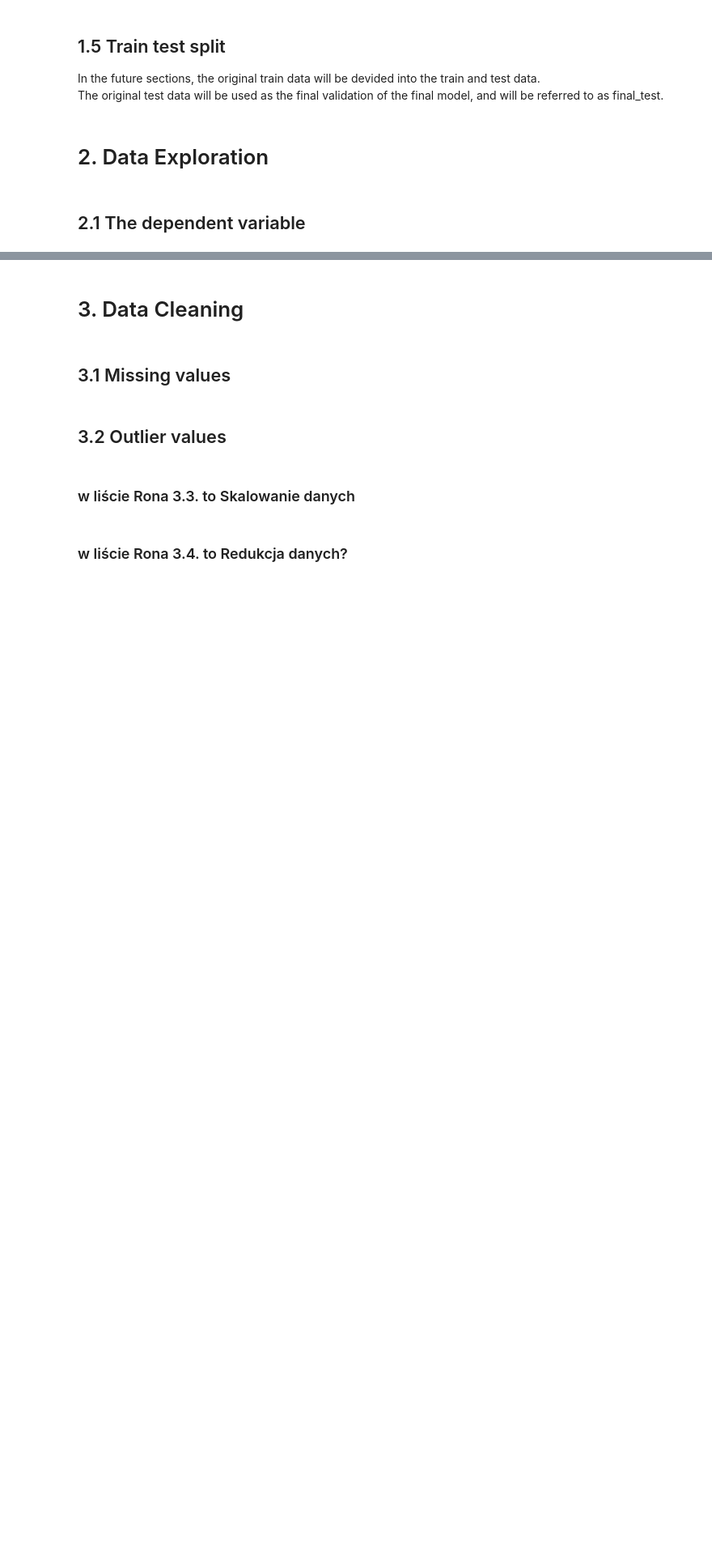
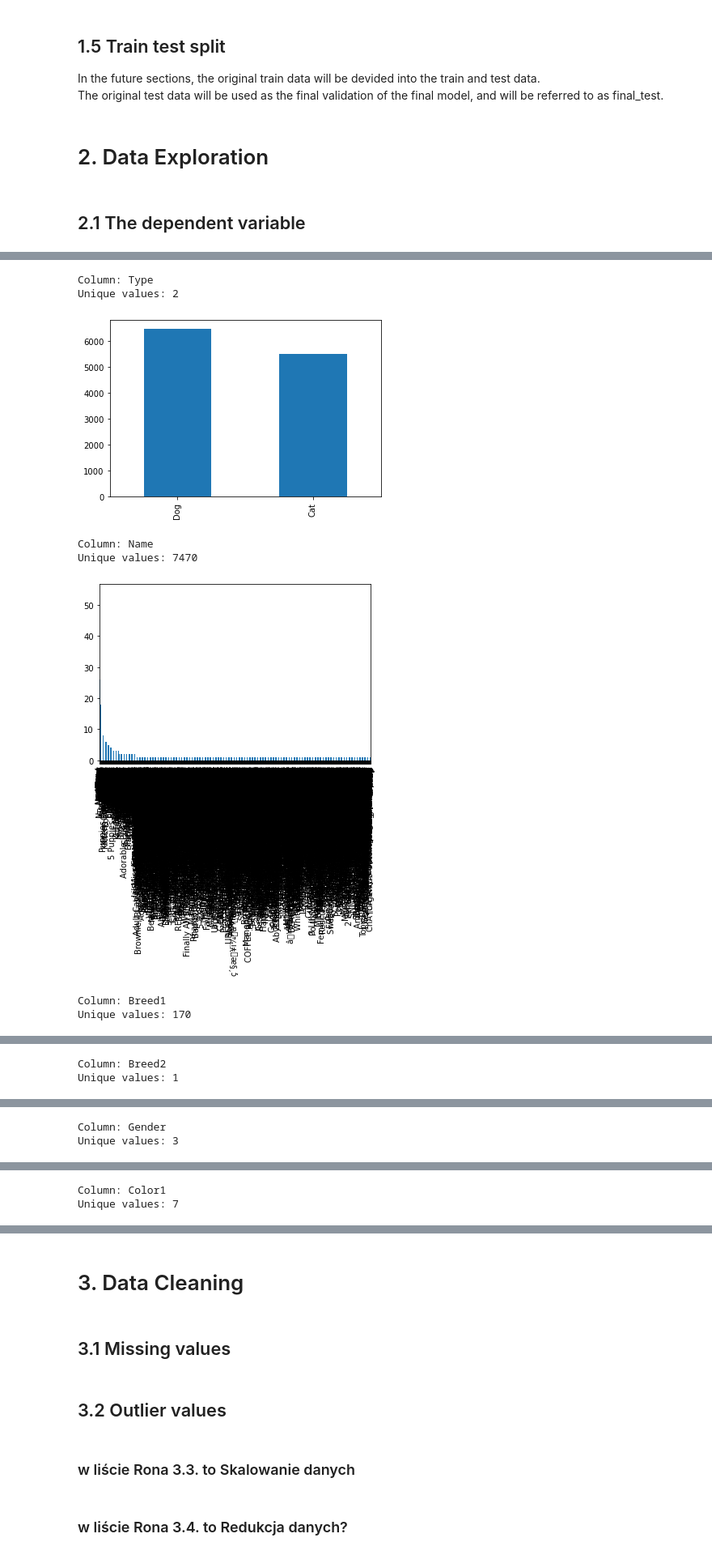
Before and after one commit to dawidjwisniewski/pet_adoption, a Jupyter notebook: project.ipynb, the cells around one changed output, grey strips where cells are left out. Shown at 81% size. Drawn from its saved outputs; the diff is of its cells as text; code cells hidden in the pictures; blank space fills up the shorter version.

```diff
--- a/project.ipynb
+++ b/project.ipynb
@@ -972,0 +1035,3 @@ pd.DataFrame({'count': y.value_counts(), 'freq': y.value_counts(normalize=True)}
+# %%
+non_numeric_columns = X_train.select_dtypes(exclude=np.number).columns
+non_numeric_columns
@@ -972,0 +1052,18 @@ pd.DataFrame({'count': y.value_counts(), 'freq': y.value_counts(normalize=True)}
+# %%
+many_categories = 20
+# %%
+total_rows = X_train.shape[0]
+for column in non_numeric_columns:
+    number_of_unique_categories = len(X_train[column].unique())
+    if number_of_unique_categories >= many_categories:
+        print(f'Column: {column}')
+        all_values=X_train[column]
+        nan_values = X_train[column].isna().sum()
+        na_values = (X_train[column]=="na").sum()
+        all_missing = nan_values + na_values
+        print(f'All values: {total_rows - all_missing} out of {total_rows}. ({all_missing/total_rows:.2%} are missing)')
+        print(f'Number of missing values: {nan_values}')
+        print(f'Number of "na" values: {na_values}')
+        print(f'Unique values: {number_of_unique_categories}')
+        print(pd.DataFrame({'count': X_train[column].value_counts(), 'freq': X_train[column].value_counts(normalize=True)}))
+        print('---------------------------------------------------------------')
@@ -972,0 +1157,17 @@ pd.DataFrame({'count': y.value_counts(), 'freq': y.value_counts(normalize=True)}
+# %%
+for column in non_numeric_columns:
+    number_of_unique_categories = len(X_train[column].unique())
+    if number_of_unique_categories < many_categories:
+        print(f'Column: {column}')
+        print(f'Unique values: {len(X_train[column].unique())}')
+        X_train[column].value_counts().plot.bar()
+        plt.show()
+# %% [output]
+Column: Type
+Unique values: 2
+[figure, added]
+Column: Name
+Unique values: 7470
+[figure, added]
+Column: Breed1
+Unique values: 170
@@ -972,0 +1175,2 @@ pd.DataFrame({'count': y.value_counts(), 'freq': y.value_counts(normalize=True)}
+Column: Breed2
+Unique values: 1
@@ -972,0 +1178,2 @@ pd.DataFrame({'count': y.value_counts(), 'freq': y.value_counts(normalize=True)}
+Column: Gender
+Unique values: 3
@@ -972,0 +1181,2 @@ pd.DataFrame({'count': y.value_counts(), 'freq': y.value_counts(normalize=True)}
+Column: Color1
+Unique values: 7
```
Also changed, not shown: parts of 34 cells of this notebook.
